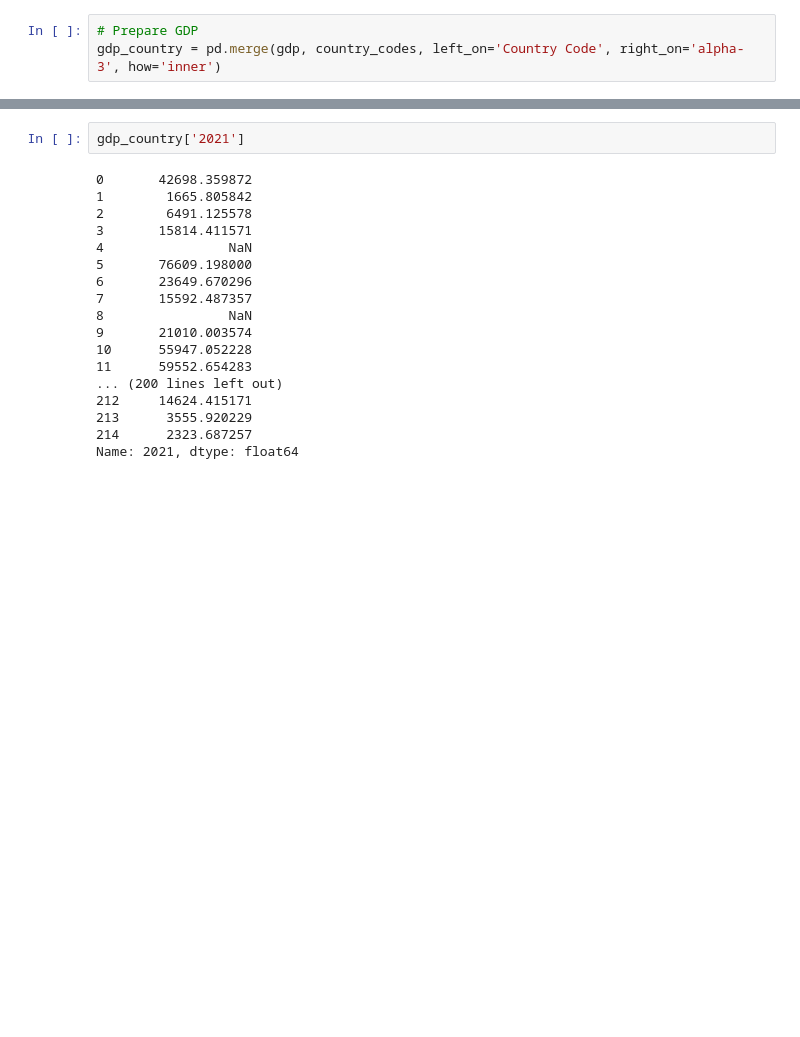
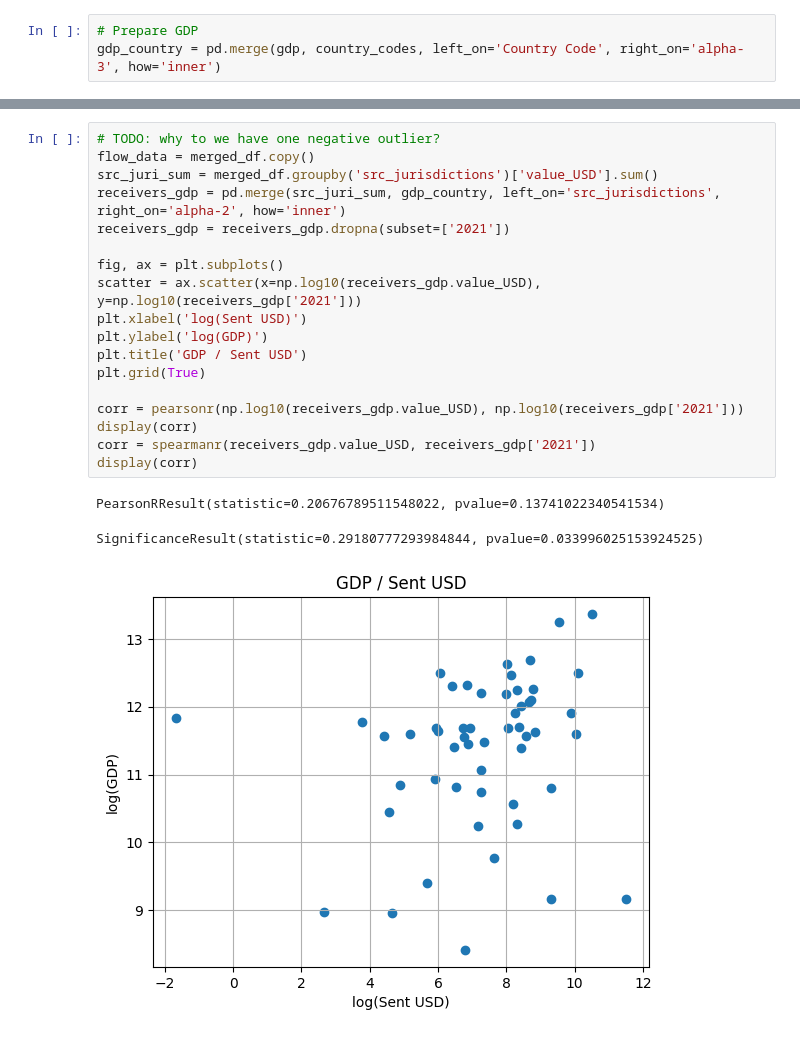
Before and after one commit to FlowDrucka64/MoneyFlow, a Jupyter notebook: data_exploration.ipynb, the cells around one changed output, grey strips where cells are left out. Saved outputs shown, nothing was run; the diff lists cells and outputs as text; blank space fills up the shorter version.

```diff
--- a/data_exploration.ipynb
+++ b/data_exploration.ipynb
@@ -1276,20 +1261,22 @@ TODO
-# %%
-gdp_country['2021']
-# %% [output]
-0       42698.359872
-1        1665.805842
-2        6491.125578
-3       15814.411571
-4                NaN
-5       76609.198000
-6       23649.670296
-7       15592.487357
-8                NaN
-9       21010.003574
-10      55947.052228
-11      59552.654283
-... (200 lines left out)
-212     14624.415171
-213      3555.920229
-214      2323.687257
-Name: 2021, dtype: float64
+# %%
+# TODO: why to we have one negative outlier?
+flow_data = merged_df.copy()
+src_juri_sum = merged_df.groupby('src_jurisdictions')['value_USD'].sum()
+receivers_gdp = pd.merge(src_juri_sum, gdp_country, left_on='src_jurisdictions', right_on='alpha-2', how='inner')
+receivers_gdp = receivers_gdp.dropna(subset=['2021'])
+
+fig, ax = plt.subplots()
+scatter = ax.scatter(x=np.log10(receivers_gdp.value_USD), y=np.log10(receivers_gdp['2021']))
+plt.xlabel('log(Sent USD)')
+plt.ylabel('log(GDP)')
+plt.title('GDP / Sent USD')
+plt.grid(True)
+
+corr = pearsonr(np.log10(receivers_gdp.value_USD), np.log10(receivers_gdp['2021']))
+display(corr)
+corr = spearmanr(receivers_gdp.value_USD, receivers_gdp['2021'])
+display(corr)
+# %% [output]
+PearsonRResult(statistic=0.20676789511548022, pvalue=0.13741022340541534)
+SignificanceResult(statistic=0.29180777293984844, pvalue=0.033996025153924525)
+[figure, added]
```
Also changed, not shown: parts of 6 cells of this notebook.
